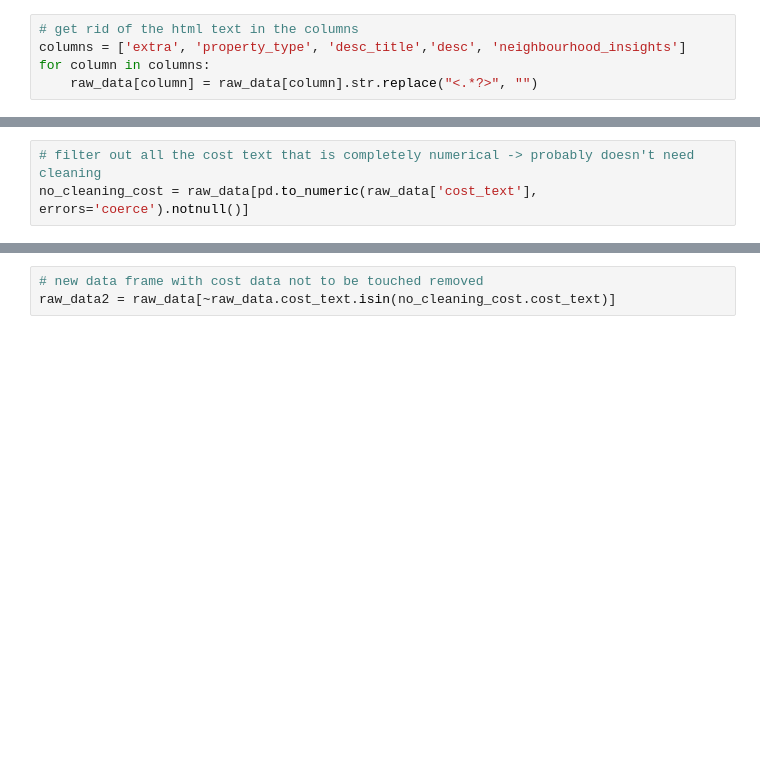
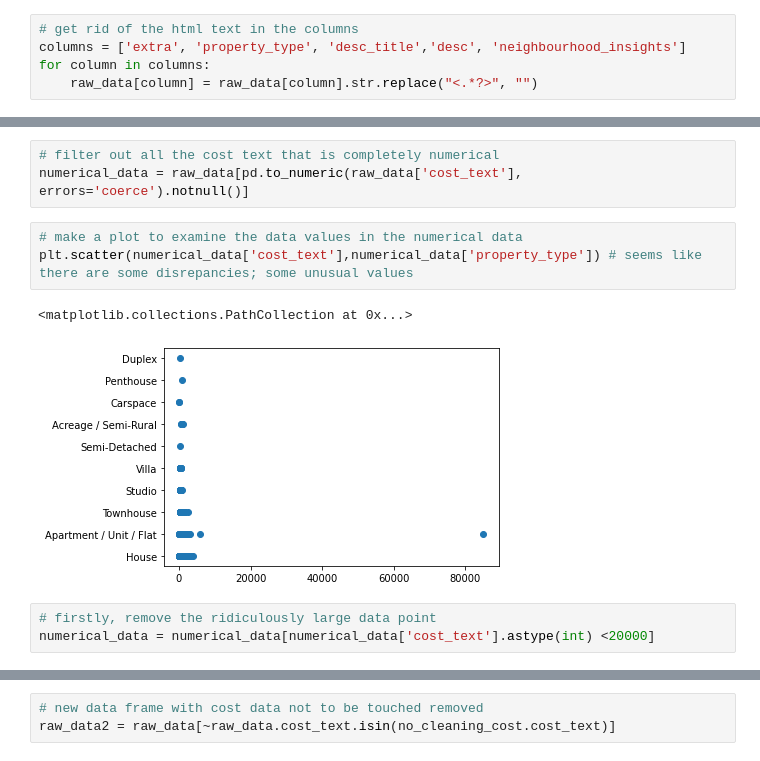
Before and after one commit to MAST30034-Applied-Data-Science/generic-real-estate-consulting-project-18, a Jupyter notebook: notebooks/Preprocess domain data.ipynb, the cells around one changed output, grey strips where cells are left out. Cells and saved outputs as stored; diff of their text form; blank space fills up the shorter version.

```diff
--- a/notebooks/Preprocess domain data.ipynb
+++ b/notebooks/Preprocess domain data.ipynb
@@ -74,5 +74,14 @@ furnished $550/week                1
 under application                  1
 Name: cost_text, Length: 2348, dtype: int64
 # %%
-# filter out all the cost text that is completely numerical -> probably doesn't need cleaning
-no_cleaning_cost = raw_data[pd.to_numeric(raw_data['cost_text'], errors='coerce').notnull()]
+# filter out all the cost text that is completely numerical
+numerical_data = raw_data[pd.to_numeric(raw_data['cost_text'], errors='coerce').notnull()]
+# %%
+# make a plot to examine the data values in the numerical data
+plt.scatter(numerical_data['cost_text'],numerical_data['property_type']) # seems like there are some disrepancies; some unusual values
+# %% [output]
+<matplotlib.collections.PathCollection at 0x...>
+[figure, added]
+# %%
+# firstly, remove the ridiculously large data point
+numerical_data = numerical_data[numerical_data['cost_text'].astype(int) <20000]
```
Also changed, not shown: parts of 24 cells of this notebook.
